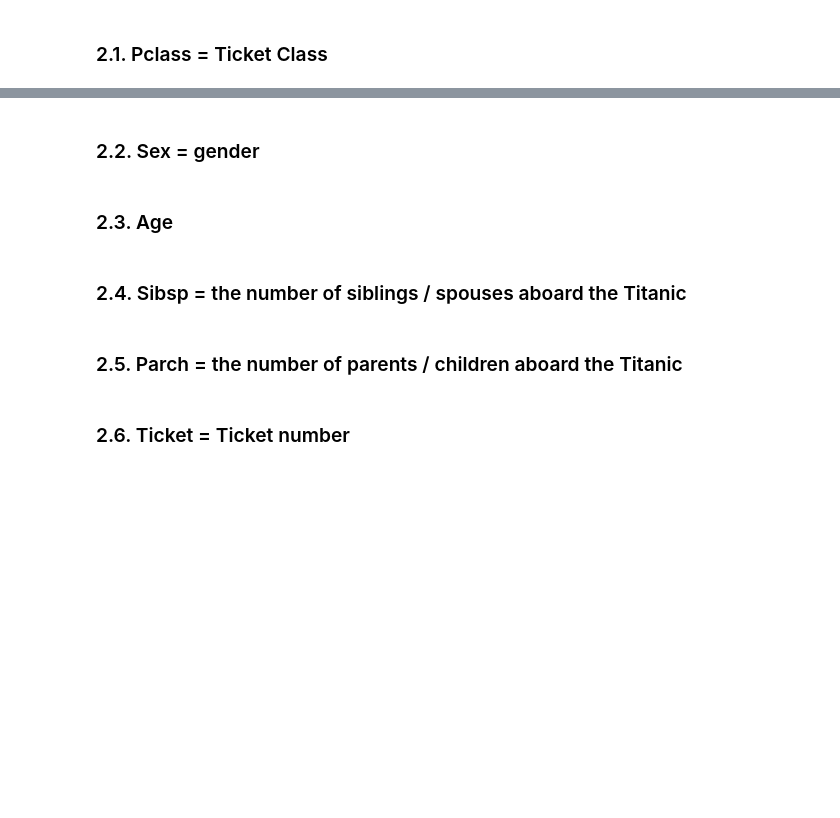
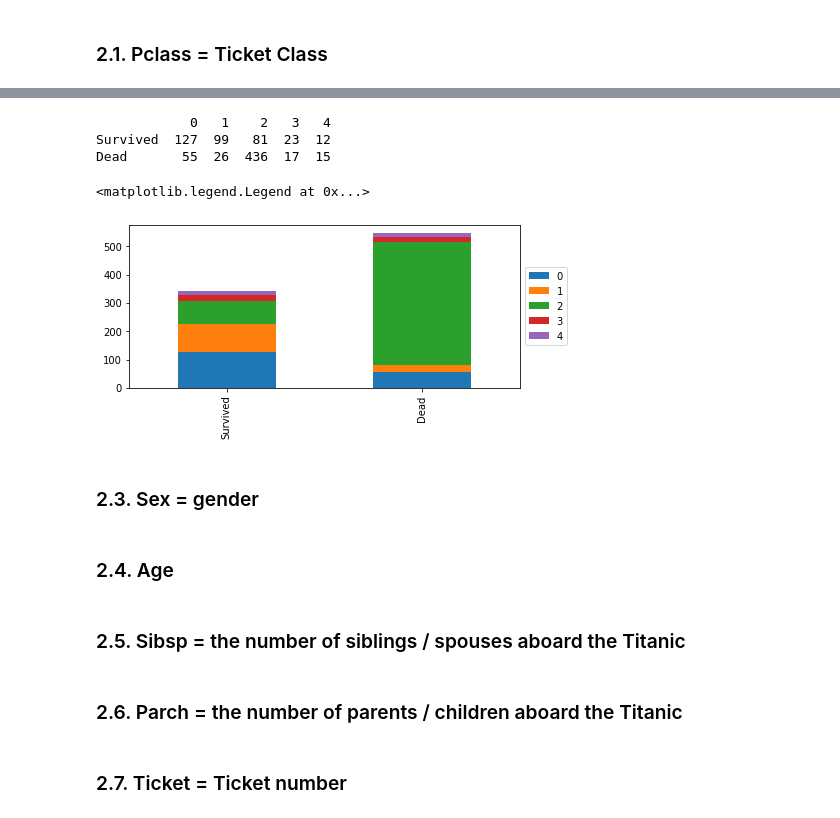
Before and after one commit to mrlee0708/kaggle-titanic, a Jupyter notebook: titanic-miran.ipynb, the cells around one changed output, grey strips where cells are left out. Saved outputs shown, nothing was run; the diff lists cells and outputs as text; code cells hidden in the pictures; blank space fills up the shorter version.

```diff
--- a/titanic-miran.ipynb
+++ b/titanic-miran.ipynb
@@ -143,11 +224,29 @@ Dead      427  75  47
+# %%
+# Name -> Bar graph
+survived = train_df[train_df['Survived']==1]['Title'].value_counts() # Survived
+dead = train_df[train_df['Survived']==0]['Title'].value_counts() # Dead
+#print(survived)
+#print(dead)
+sur_dead_tb = pd.DataFrame([survived, dead])
+sur_dead_tb.index = ['Survived', 'Dead']
+print(sur_dead_tb)
+#Bar graph
+sur_dead_tb.plot(kind='bar', stacked=True, figsize=(7,3))
+plt.legend(loc='center left', bbox_to_anchor=(1, 0.5))
+# %% [output]
+            0   1    2   3   4
+Survived  127  99   81  23  12
+Dead       55  26  436  17  15
+<matplotlib.legend.Legend at 0x...>
+[figure, added]
 # %% [markdown]
-### 2.2. Sex = gender
+### 2.3. Sex = gender
 # %% [markdown]
-### 2.3. Age
+### 2.4. Age
 # %% [markdown]
-### 2.4. Sibsp = the number of siblings / spouses aboard the Titanic
+### 2.5. Sibsp = the number of siblings / spouses aboard the Titanic
 # %% [markdown]
-### 2.5. Parch = the number of parents / children aboard the Titanic
+### 2.6. Parch = the number of parents / children aboard the Titanic
 # %% [markdown]
-### 2.6. Ticket = Ticket number
+### 2.7. Ticket = Ticket number
 # %% [markdown]
```
Also changed, not shown: parts of 14 cells of this notebook.
